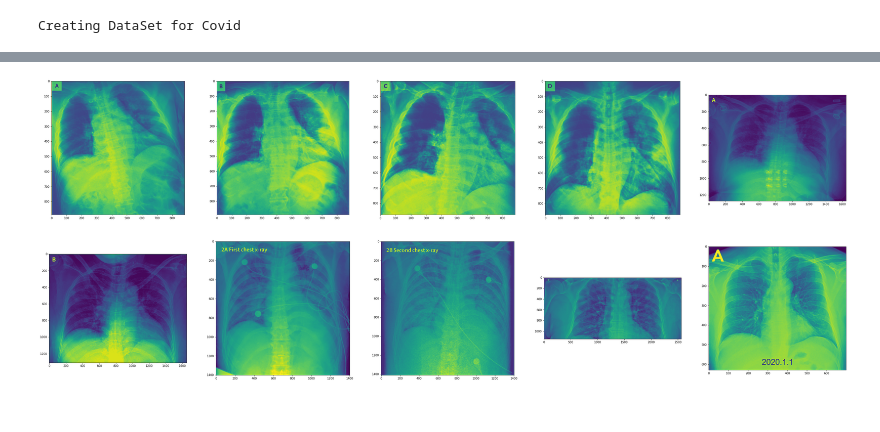
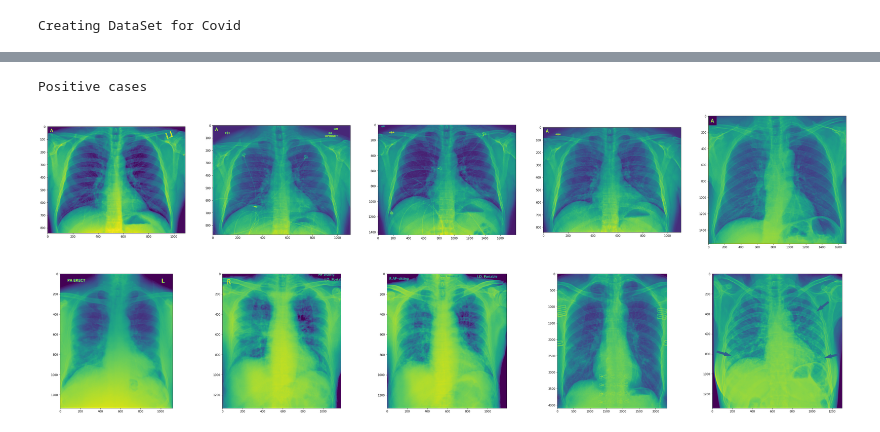
Before and after one commit to bhavita/CovidPrediction, a Jupyter notebook: CovidXrayDataSet.ipynb, the cells around one changed output, grey strips where cells are left out. Cells and saved outputs as stored; diff of their text form; code cells hidden in the pictures.

```diff
--- a/CovidXrayDataSet.ipynb
+++ b/CovidXrayDataSet.ipynb
@@ -44,7 +45,9 @@ for(i,row) in df.iterrows():
   if(row["finding"] == "COVID-19" and row["view"]=="PA"):
     filename=row["filename"]
     image_path=os.path.join(IMAGE_PATH,filename)
-    target_path= os.path.join(DATA_SET_COVID,filename)
+    type = "Val" if i%3 ==0 else "Train"
+    target_path= os.path.join(DATA_SET_COVID,os.path.join(type,filename))
+    print(target_path)
     shutil.copy2(image_path,target_path)
     images.append(target_path)
     covid_cases+=1;
@@ -55,15 +74,18 @@ Added dataset of 180 cases
 # %%
 from matplotlib import pyplot as plt
 import cv2
 
+print("Positive cases")
+
 f = plt.figure(figsize=(50,50)) # specifying the overall grid size
 
-for i in range(10):
+for i in range(10,20):
   img = cv2.imread(images[i])
   gray = cv2.cvtColor(img, cv2.COLOR_BGR2GRAY)
   f.add_subplot(5,5,i+1);
   plt.imshow(gray)
 
 plt.show(block=True)
 # %% [output]
+Positive cases
-[figure, old version]
+[figure, new version]
```
Also changed, not shown: parts of 3 cells of this notebook.
